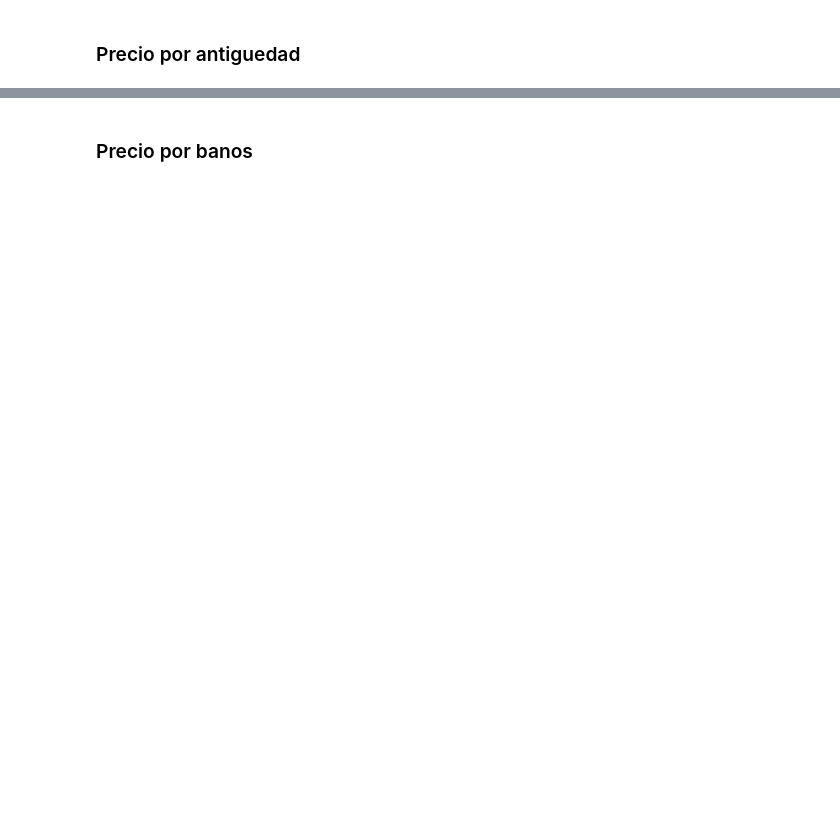
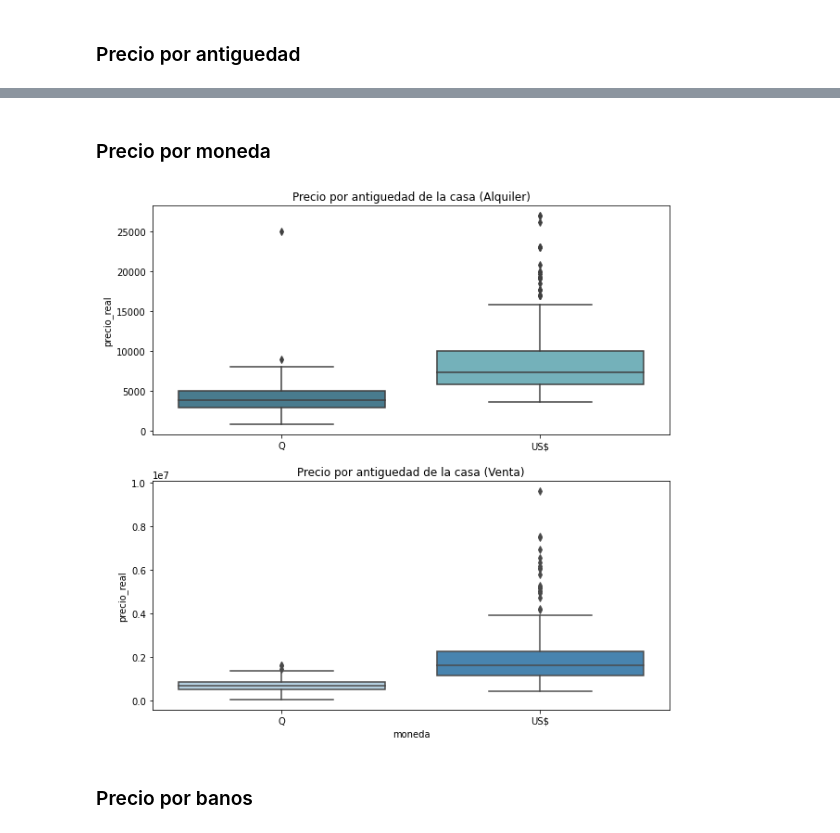
Before and after one commit to yadderace/ScrappingProject, a Jupyter notebook: Notebooks/Data Analysis.ipynb, the cells around one changed output, grey strips where cells are left out. Saved outputs shown, nothing was run; the diff lists cells and outputs as text; code cells hidden in the pictures; blank space fills up the shorter version.

Commit message:
Se realizo una gafica de boxplot de precio por dinero

```diff
--- a/Notebooks/Data Analysis.ipynb
+++ b/Notebooks/Data Analysis.ipynb
@@ -259,3 +259,12 @@ plt.show()
+# %% [markdown]
+### Precio por moneda
+# %%
+plt = fncGenerarBoxPlot('precio_real', 'moneda',
+                        'Precio por antiguedad de la casa (Alquiler)',
+                        'Precio por antiguedad de la casa (Venta)')
+plt.show()
+# %% [output]
+[figure, added]
 # %% [markdown]
 ### Precio por banos
 # %%
```
Also changed, not shown: parts of 16 cells of this notebook, 1 other file.
